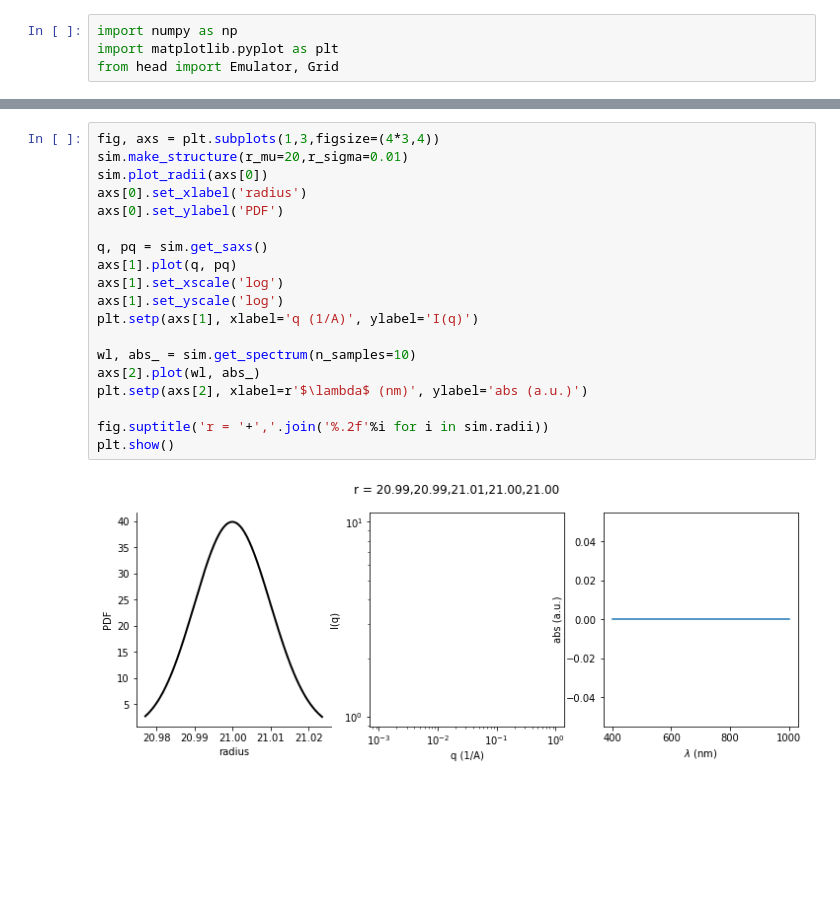
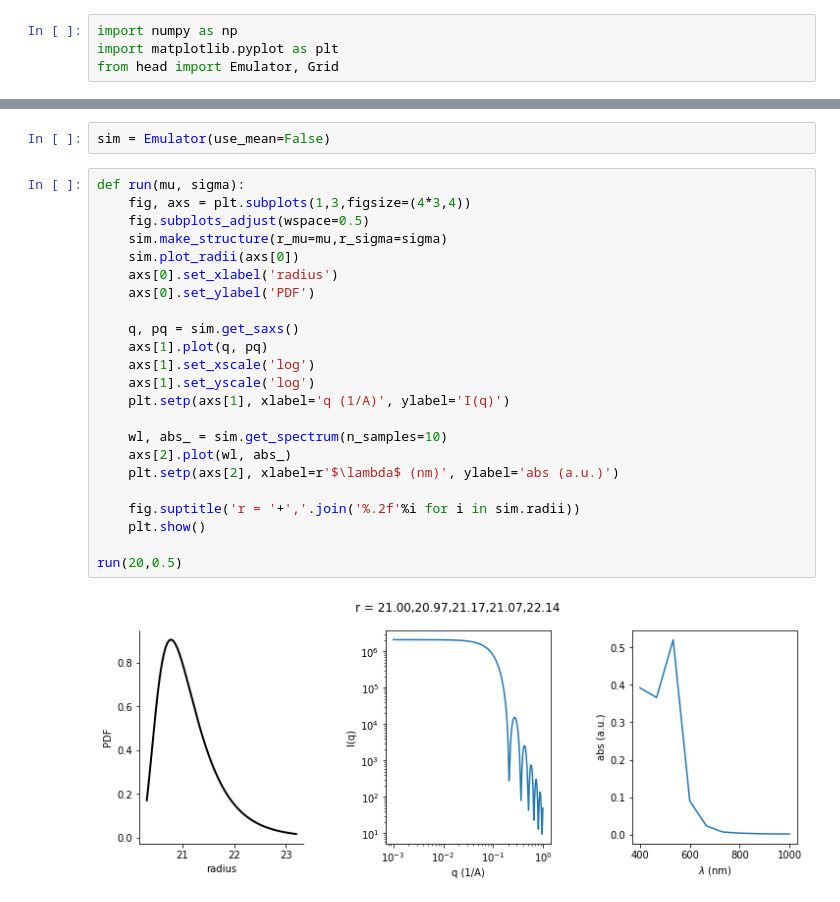
Before and after one commit to pozzo-research-group/HEAD, a Jupyter notebook: notebooks/04-Modelling nanostructure spectra and SAS profiles with polydispersity .ipynb, the cells around one changed output, grey strips where cells are left out. Drawn from its saved outputs; the diff is of its cells as text; blank space fills up the shorter version.

```diff
--- a/notebooks/04-Modelling nanostructure spectra and SAS profiles with polydispersity .ipynb
+++ b/notebooks/04-Modelling nanostructure spectra and SAS profiles with polydispersity .ipynb
@@ -10,22 +20,28 @@ sim = Emulator()
+# %%
+sim = Emulator(use_mean=False)
 # %%
-fig, axs = plt.subplots(1,3,figsize=(4*3,4))
-sim.make_structure(r_mu=20,r_sigma=0.01)
-sim.plot_radii(axs[0])
-axs[0].set_xlabel('radius')
-axs[0].set_ylabel('PDF')
+def run(mu, sigma):
+    fig, axs = plt.subplots(1,3,figsize=(4*3,4))
+    fig.subplots_adjust(wspace=0.5)
+    sim.make_structure(r_mu=mu,r_sigma=sigma)
+    sim.plot_radii(axs[0])
+    axs[0].set_xlabel('radius')
+    axs[0].set_ylabel('PDF')
 
-q, pq = sim.get_saxs()
-axs[1].plot(q, pq)
-axs[1].set_xscale('log')
-axs[1].set_yscale('log')
-plt.setp(axs[1], xlabel='q (1/A)', ylabel='I(q)')
+    q, pq = sim.get_saxs()
+    axs[1].plot(q, pq)
+    axs[1].set_xscale('log')
+    axs[1].set_yscale('log')
+    plt.setp(axs[1], xlabel='q (1/A)', ylabel='I(q)')
 
-wl, abs_ = sim.get_spectrum(n_samples=10)
-axs[2].plot(wl, abs_)
-plt.setp(axs[2], xlabel=r'$\lambda$ (nm)', ylabel='abs (a.u.)')
+    wl, abs_ = sim.get_spectrum(n_samples=10)
+    axs[2].plot(wl, abs_)
+    plt.setp(axs[2], xlabel=r'$\lambda$ (nm)', ylabel='abs (a.u.)')
 
-fig.suptitle('r = '+','.join('%.2f'%i for i in sim.radii))
-plt.show()
+    fig.suptitle('r = '+','.join('%.2f'%i for i in sim.radii))
+    plt.show()
+
+run(20,0.5)
 # %% [output]
-[figure, old version]
+[figure, new version]
 # %%
```
Also changed, not shown: parts of 4 cells of this notebook, 1 other file.
